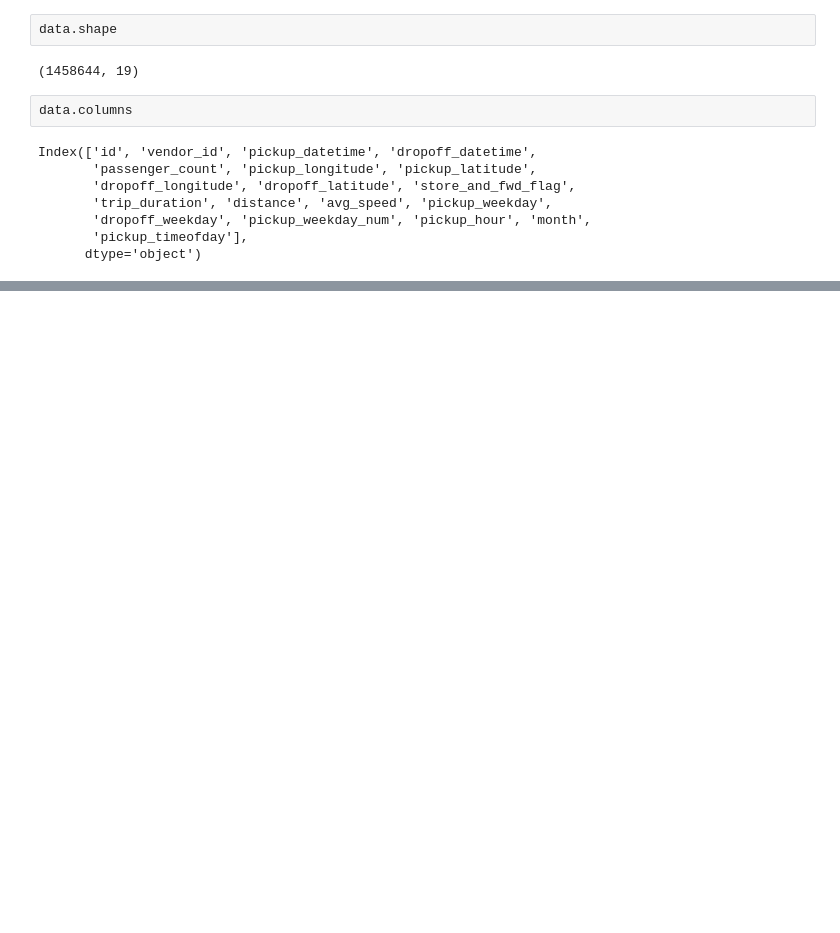
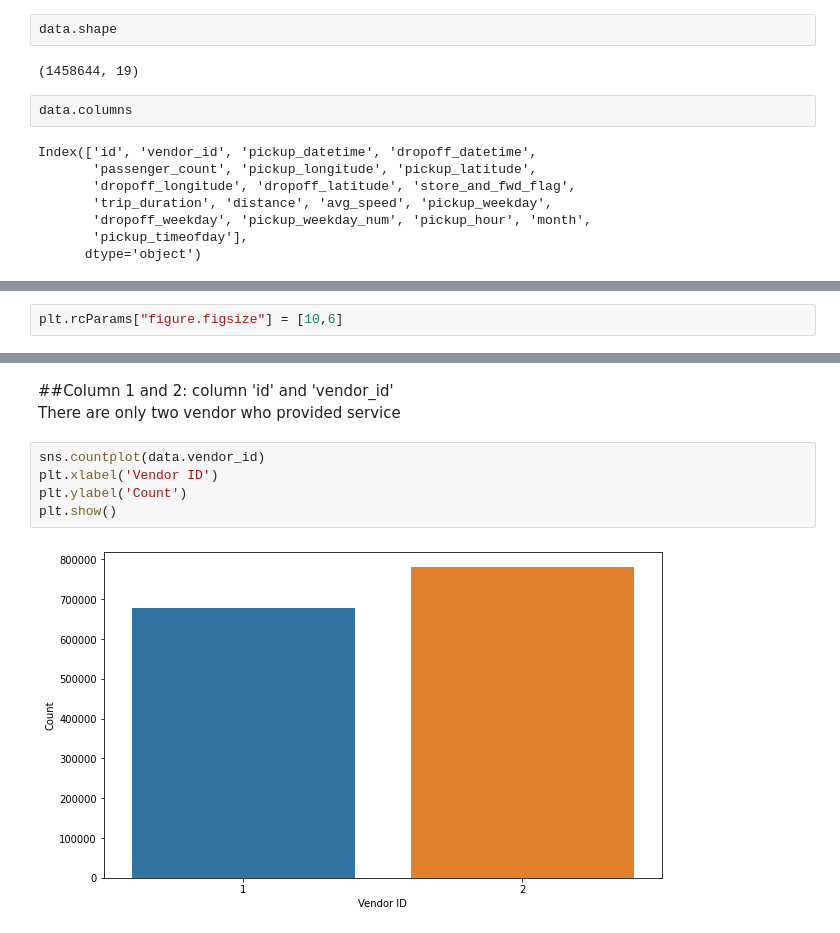
Before and after one commit to pranay2310/NYC-Taxi-Trip-Time-Prediction---Capstone-Project.ipynb, a Jupyter notebook: NYC_Taxi_Trip_Time_Prediction_Capstone_Project.ipynb, the cells around one changed output, grey strips where cells are left out. Cells and saved outputs as stored; diff of their text form; blank space fills up the shorter version.

```diff
--- a/NYC_Taxi_Trip_Time_Prediction_Capstone_Project.ipynb
+++ b/NYC_Taxi_Trip_Time_Prediction_Capstone_Project.ipynb
@@ -166,0 +169,2 @@ Index(['id', 'vendor_id', 'pickup_datetime', 'dropoff_datetime',
+# %%
+plt.rcParams["figure.figsize"] = [10,6]
@@ -166,0 +180,10 @@ Index(['id', 'vendor_id', 'pickup_datetime', 'dropoff_datetime',
+# %% [markdown]
+##Column 1 and 2: column 'id' and 'vendor_id' <br>
+There are only two vendor who provided service
+# %%
+sns.countplot(data.vendor_id)
+plt.xlabel('Vendor ID')
+plt.ylabel('Count')
+plt.show()
+# %% [output]
+[figure, added]
```
Also changed, not shown: parts of 18 cells of this notebook.
